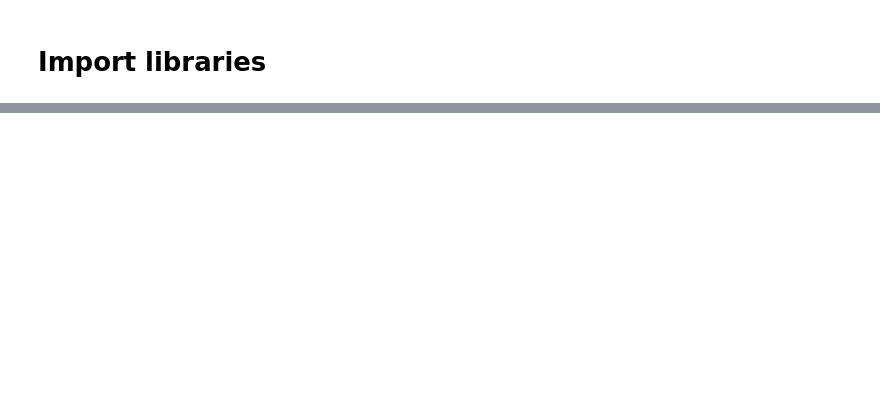
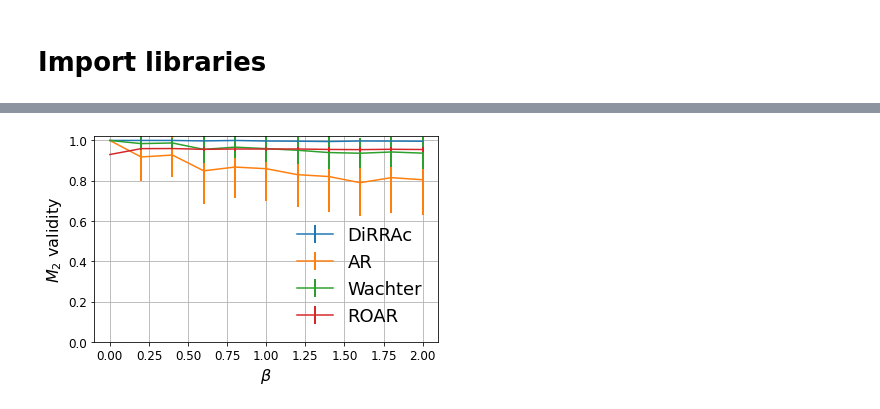
Before and after one commit to duykhuongnguyen/DiRRAc, a Jupyter notebook: figure4.ipynb, the cells around one changed output, grey strips where cells are left out. Cells and saved outputs as stored; diff of their text form; code cells hidden in the pictures; blank space fills up the shorter version.

```diff
--- a/figure4.ipynb
+++ b/figure4.ipynb
@@ -124,0 +221,21 @@ logistic_plot(X_both_shifted, y_both_shifted, 'both_shift.pdf')
+# %%
+validity_drra_nm_cov, validity_drra_gm_cov, validity_ar_cov, validity_wachter_cov, validity_roar_cov, std_drra_nm_cov, std_drra_gm_cov, std_ar_cov, std_wachter_cov, std_roar_cov = run_experiments(shift_type='cov')
+# %%
+# Plot
+fig, ax = plt.subplots()
+
+ax.errorbar(alpha_l, validity_drra_nm_cov, std_drra_nm_cov, label='DiRRAc', elinewidth=2.0)
+ax.errorbar(alpha_l, validity_ar_cov, std_ar_cov, label='AR', elinewidth=2.0)
+ax.errorbar(alpha_l, validity_wachter_cov, std_wachter_cov, label='Wachter', elinewidth=2.0)
+ax.errorbar(alpha_l, validity_roar_cov, std_roar_cov, label='ROAR', elinewidth=2.0)
+
+ax.set(xlabel='$\\beta$', ylabel='$M_{2}$ validity')
+ax.grid()
+ax.legend(loc='lower right', frameon=False)
+plt.ylim(0, 1.02)
+plt.savefig('result/figure4/covariance_shift_DiRAAc-NM.pdf', dpi=400)
+plt.tight_layout()
+
+plt.show()
+# %% [output]
+[figure, added]
```
Also changed, not shown: parts of 41 cells of this notebook, 50 other files.
